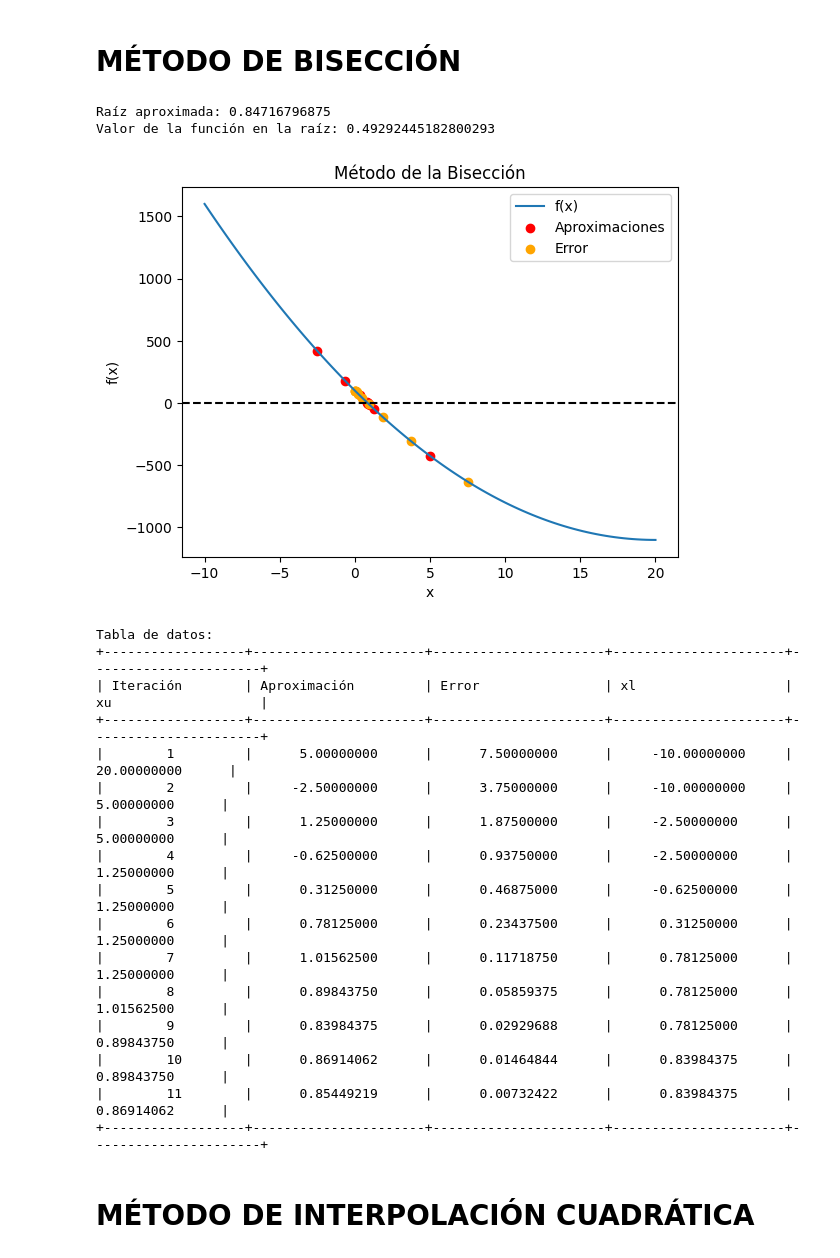
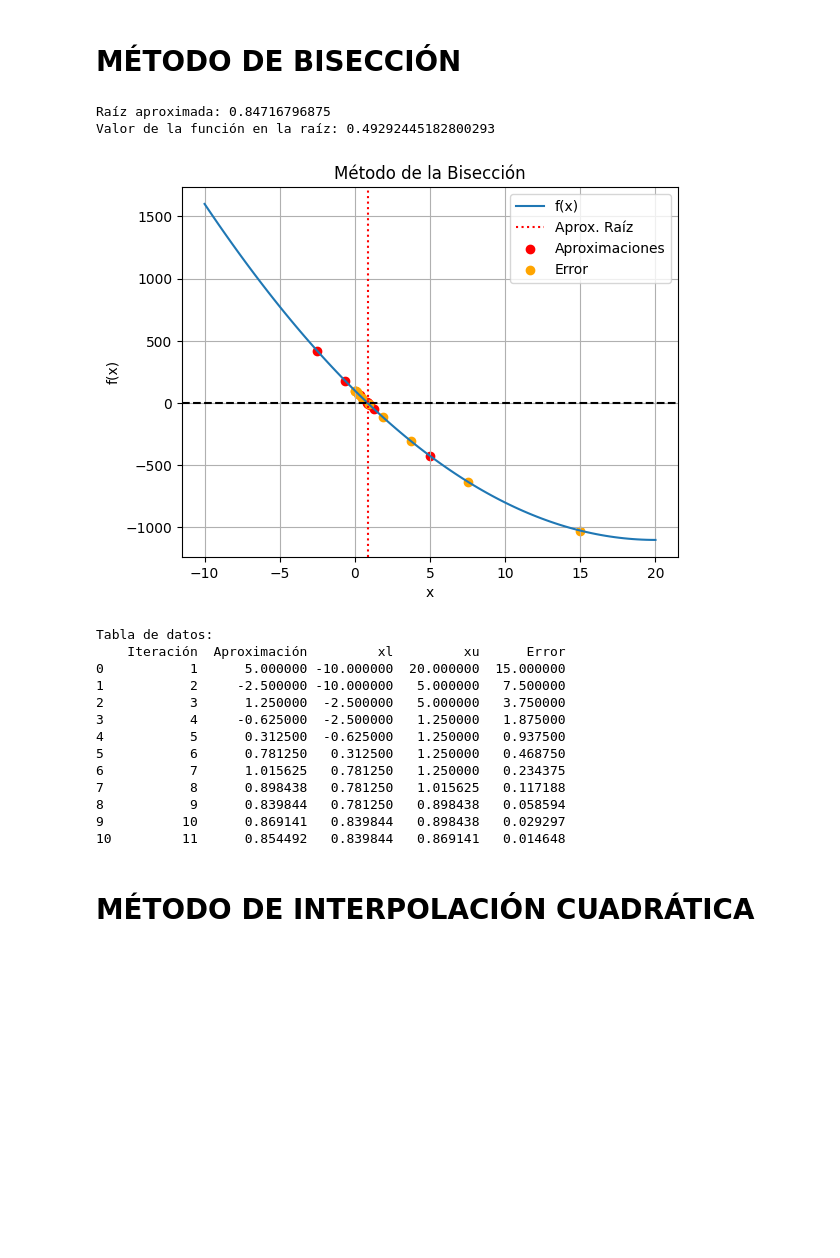
Before and after one commit to danielapavas/Optimizacion, a Jupyter notebook: Metodo_de_bisección.ipynb, the cells around one changed output. Drawn from its saved outputs; the diff is of its cells as text; code cells hidden in the pictures; blank space fills up the shorter version.

```diff
--- a/Metodo_de_bisección.ipynb
+++ b/Metodo_de_bisección.ipynb
@@ -8,7 +9,4 @@ import numpy as np
 # %%
-import numpy as np
-import matplotlib.pyplot as plt
-
 def biseccion(funcion, xl, xu, tolerancia, maximo):
     if funcion(xl) * funcion(xu) >= 0:
         raise ValueError("La función no cumple con el teorema de Bolzano en el intervalo dado.")
@@ -19,11 +17,16 @@ def biseccion(funcion, xl, xu, tolerancia, maximo):
     listaXL = []  # Lista para almacenar xl en cada iteración
     listaXU = []  # Lista para almacenar xu en cada iteración
 
+
     while (xu - xl) / 2 > tolerancia and i < maximo:
         xr = (xl + xu) / 2
         listaAproximacion.append(xr)
         listaXL.append(xl)  # Agregar xl actual a la lista
         listaXU.append(xu)  # Agregar xu actual a la lista
+
+        error = abs((xu - xl) / 2)
+        listaError.append(error)
+        i += 1
 
         if funcion(xl) * funcion(xr) == 0:
             return xr, listaAproximacion, listaError, listaXL, listaXU
@@ -33,9 +36,7 @@ def biseccion(funcion, xl, xu, tolerancia, maximo):
         else:
             xl = xr
 
-        error = abs((xu - xl) / 2)
-        listaError.append(error)
-        i += 1
+
 
     return (xl + xu) / 2, listaAproximacion, listaError, listaXL, listaXU
 
@@ -44,59 +45,64 @@ def ejemplo(x):
     return 3*x**2 - 120*x +100
 
 xl = -10
 xu = 20
 tolerancia = 0.01
 maximo = 100
 
 root, listaAproximacion, listaError, listaXL, listaXU = biseccion(ejemplo, xl, xu, tolerancia, maximo)
 valor_en_raiz = ejemplo(root) # Evaluar la función en la raíz aproximada
 print("\nRaíz aproximada:", root)
 print("Valor de la función en la raíz:", valor_en_raiz)
 
 # Crear gráfica si hay datos
 if listaAproximacion:
     x = np.linspace(xl, xu, 100)
     y = ejemplo(x)
 
     plt.plot(x, y, label='f(x)')
     plt.axhline(y=0, color='black', linestyle='--')
+    plt.axvline(x=root, color='red', linestyle=':', label='Aprox. Raíz')
     plt.scatter(listaAproximacion, [ejemplo(x) for x in listaAproximacion], color='red', label='Aproximaciones')
     plt.scatter(listaError, [ejemplo(x) for x in listaError], color='orange', label='Error')
     plt.xlabel('x')
     plt.ylabel('f(x)')
     plt.legend()
+    plt.grid(True)
     plt.title('Método de la Bisección')
     plt.show()
 
-    # Crear tabla de datos si hay datos
-    if listaError:
-        print("\nTabla de datos:")
-        print("+------------------+----------------------+----------------------+----------------------+----------------------+")
-        print("| Iteración        | Aproximación         | Error                | xl                   | xu                   |")
-        print("+------------------+----------------------+----------------------+----------------------+----------------------+")
-        for i in range(len(listaAproximacion)):
-            print(f"| {i+1:^16} | {listaAproximacion[i]:^20.8f} | {listaError[i]:^20.8f} | {listaXL[i]:^20.8f} | {listaXU[i]:^20.8f} |")
-        print("+------------------+----------------------+----------------------+----------------------+----------------------+")
+
+  #Tabla de datos
+if listaError:
+    data = {
+        "Iteración": list(range(1, len(listaAproximacion) + 1)),
+        "Aproximación": listaAproximacion,
+        "xl": listaXL,
+        "xu": listaXU,
+        "Error": listaError,
+    }
+
+    df = pd.DataFrame(data)
+
+    print("\nTabla de datos:")
+    print(df)
 # %% [output]
 Raíz aproximada: 0.84716796875
 Valor de la función en la raíz: 0.49292445182800293
-[figure, old version]
+[figure, new version]
 Tabla de datos:
-+------------------+----------------------+----------------------+----------------------+----------------------+
-| Iteración        | Aproximación         | Error                | xl                   | xu                   |
-+------------------+----------------------+----------------------+----------------------+----------------------+
-|        1         |      5.00000000      |      7.50000000      |     -10.00000000     |     20.00000000      |
-|        2         |     -2.50000000      |      3.75000000      |     -10.00000000     |      5.00000000      |
-|        3         |      1.25000000      |      1.87500000      |     -2.50000000      |      5.00000000      |
-|        4         |     -0.62500000      |      0.93750000      |     -2.50000000      |      1.25000000      |
-|        5         |      0.31250000      |      0.46875000      |     -0.62500000      |      1.25000000      |
-|        6         |      0.78125000      |      0.23437500      |      0.31250000      |      1.25000000      |
-|        7         |      1.01562500      |      0.11718750      |      0.78125000      |      1.25000000      |
-|        8         |      0.89843750      |      0.05859375      |      0.78125000      |      1.01562500      |
-|        9         |      0.83984375      |      0.02929688      |      0.78125000      |      0.89843750      |
-|        10        |      0.86914062      |      0.01464844      |      0.83984375      |      0.89843750      |
-|        11        |      0.85449219      |      0.00732422      |      0.83984375      |      0.86914062      |
-+------------------+----------------------+----------------------+----------------------+----------------------+
+    Iteración  Aproximación         xl         xu      Error
+0           1      5.000000 -10.000000  20.000000  15.000000
+1           2     -2.500000 -10.000000   5.000000   7.500000
+2           3      1.250000  -2.500000   5.000000   3.750000
+3           4     -0.625000  -2.500000   1.250000   1.875000
+4           5      0.312500  -0.625000   1.250000   0.937500
+5           6      0.781250   0.312500   1.250000   0.468750
+6           7      1.015625   0.781250   1.250000   0.234375
+7           8      0.898438   0.781250   1.015625   0.117188
+8           9      0.839844   0.781250   0.898438   0.058594
+9          10      0.869141   0.839844   0.898438   0.029297
+10         11      0.854492   0.839844   0.869141   0.014648
 # %% [markdown]
 # **MÉTODO DE INTERPOLACIÓN CUADRÁTICA**
 # %%
```
Also changed, not shown: parts of 5 cells of this notebook.
